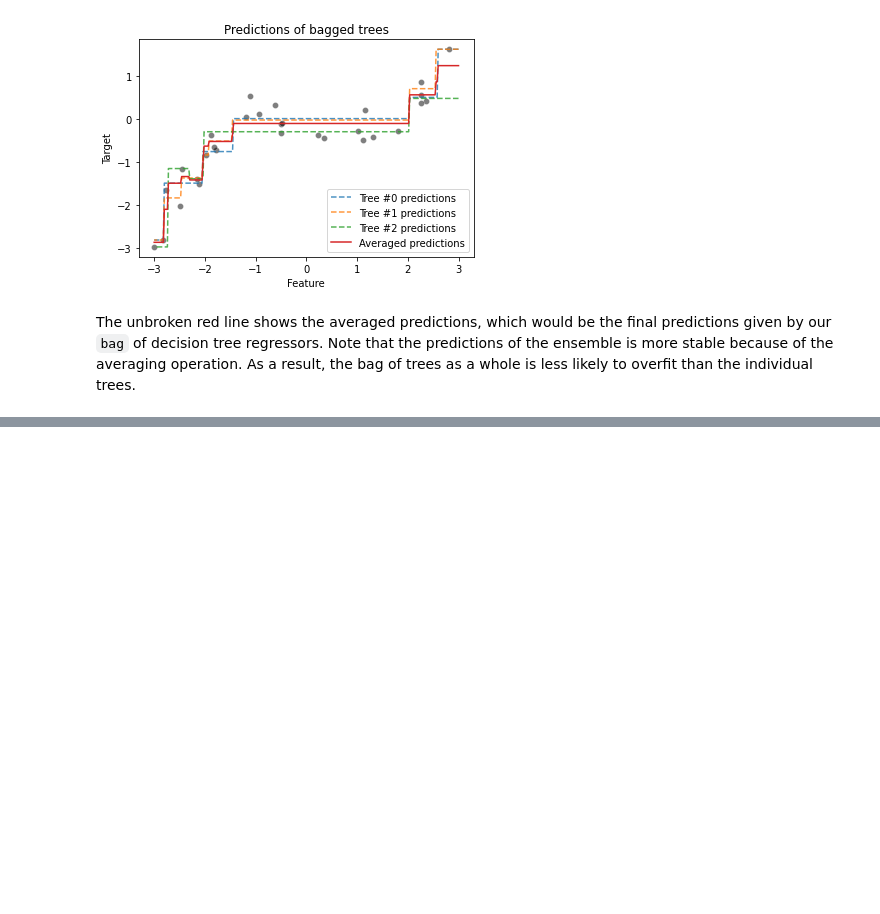
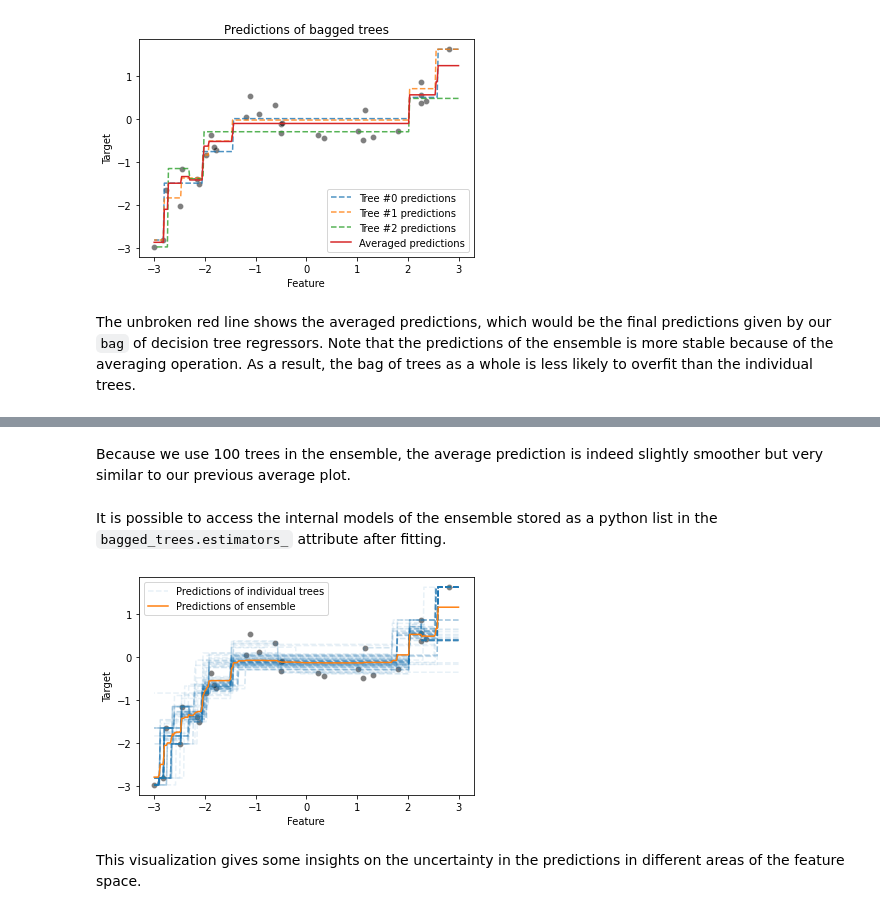
Before and after one commit to skacem/Learning-Machine-Learning, a Jupyter notebook: Scikit-learn/602_bagging.ipynb, the cells around one changed output, grey strips where cells are left out. Cells and saved outputs as stored; diff of their text form; code cells hidden in the pictures; blank space fills up the shorter version.

```diff
--- a/Scikit-learn/602_bagging.ipynb
+++ b/Scikit-learn/602_bagging.ipynb
@@ -169,0 +195,22 @@ The unbroken red line shows the averaged predictions, which would be the final p
+# %% [markdown]
+Because we use 100 trees in the ensemble, the average prediction is indeed slightly smoother but very similar to our previous average plot.
+# %% [markdown]
+It is possible to access the internal models of the ensemble stored as a python list in the `bagged_trees.estimators_` attribute after fitting.
+# %%
+for tree_idx, tree in enumerate(bagged_trees.estimators_):
+    label = "Predictions of individual trees" if tree_idx == 0 else None
+    tree_predictions = tree.predict(data_test.values)
+    plt.plot(data_test, tree_predictions, linestyle="--", alpha=0.1,
+             color="tab:blue", label=label)
+
+sns.scatterplot(x=data_train["Feature"], y=target_train, color="black",
+                alpha=0.5)
+
+bagged_trees_predictions = bagged_trees.predict(data_test.values)
+plt.plot(data_test, bagged_trees_predictions,
+         color="tab:orange", label="Predictions of ensemble")
+_ = plt.legend()
+# %% [output]
+[figure, added]
+# %% [markdown]
+This visualization gives some insights on the uncertainty in the predictions in different areas of the feature space.
```
Also changed, not shown: parts of 13 cells of this notebook.
